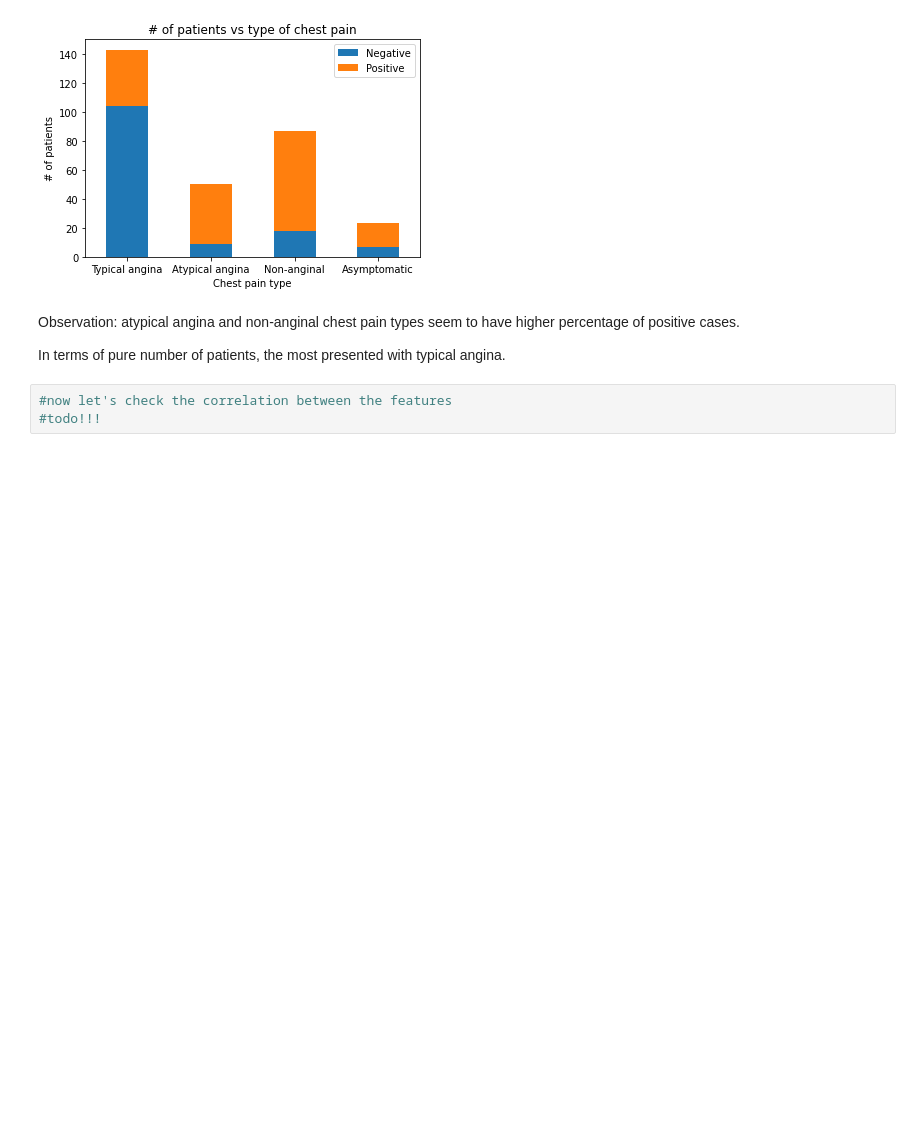
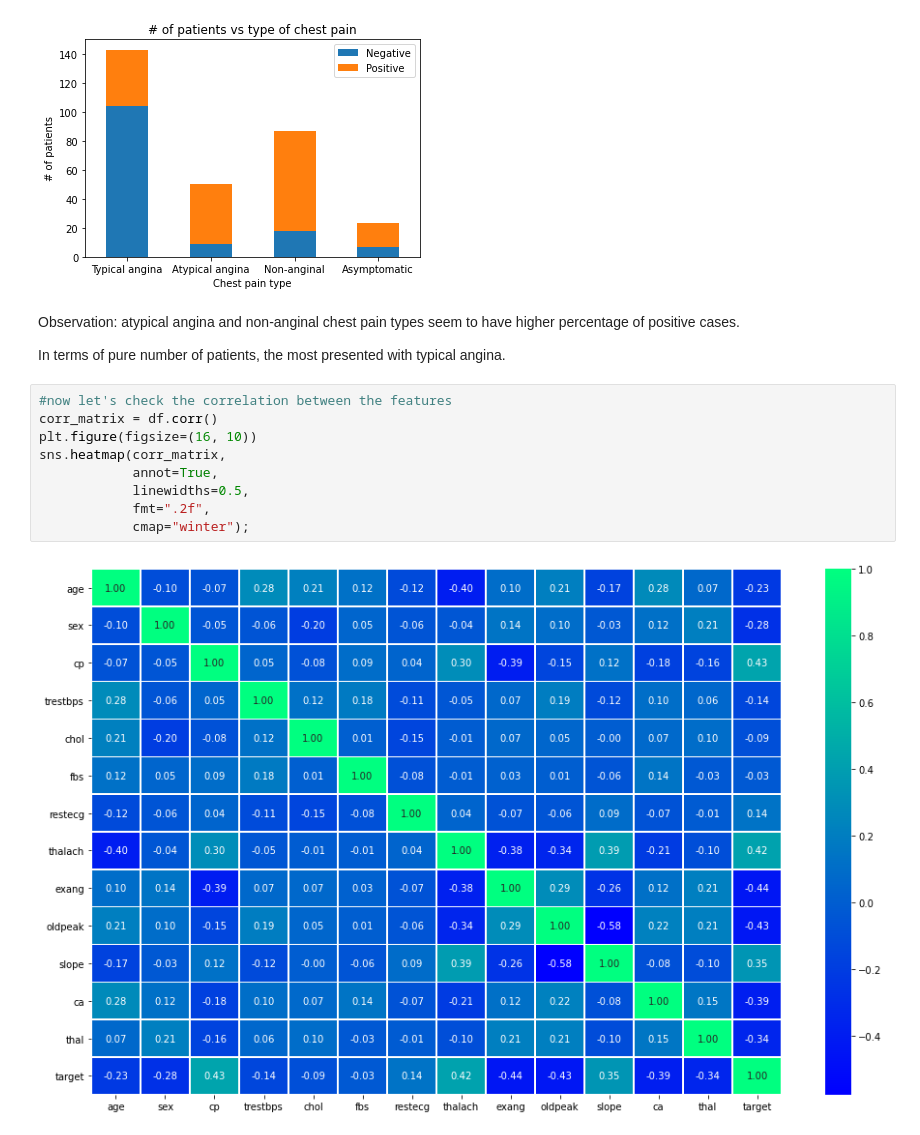
Before and after one commit to wenshin2/zero-to-mastery-ml, a Jupyter notebook: section-3-structured-data-projects/my_practice.ipynb, the cells around one changed output. Cells and saved outputs as stored; diff of their text form; blank space fills up the shorter version.

```diff
--- a/section-3-structured-data-projects/my_practice.ipynb
+++ b/section-3-structured-data-projects/my_practice.ipynb
@@ -216,4 +218,12 @@ Observation: atypical angina and non-anginal chest pain types seem to have highe
 In terms of pure number of patients, the most presented with typical angina.
 # %%
 #now let's check the correlation between the features
-#todo!!!
+corr_matrix = df.corr()
+plt.figure(figsize=(16, 10))
+sns.heatmap(corr_matrix,
+            annot=True,
+            linewidths=0.5,
+            fmt=".2f",
+            cmap="winter");
+# %% [output]
+[figure, added]
```
Also changed, not shown: parts of 21 cells of this notebook.
